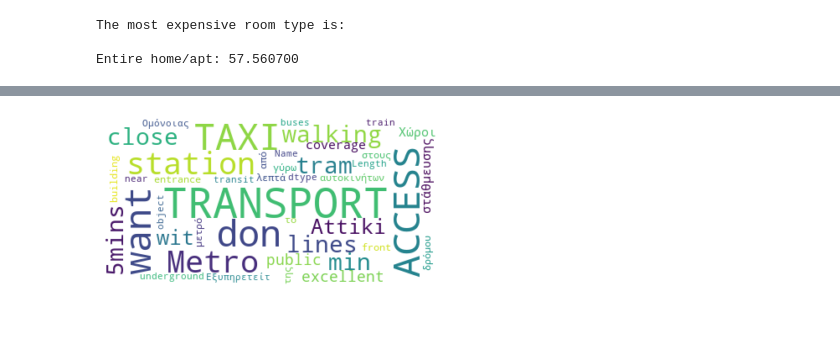
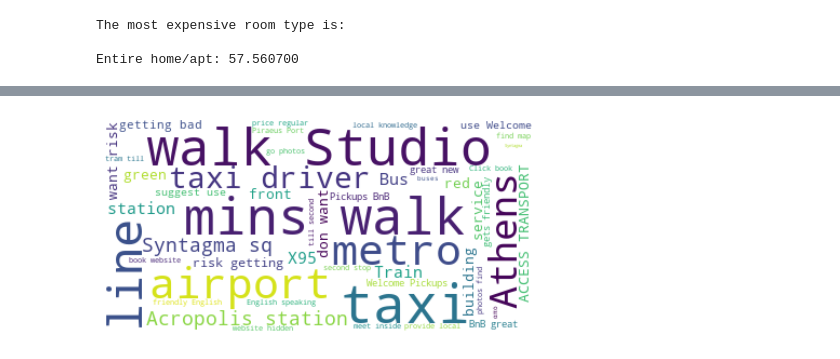
Before and after one commit to GiannisTzierakis/dataMining, a Jupyter notebook: PRJ1.ipynb, the cells around one changed output, grey strips where cells are left out. Saved outputs shown, nothing was run; the diff lists cells and outputs as text; code cells hidden in the pictures; blank space fills up the shorter version.

```diff
--- a/PRJ1.ipynb
+++ b/PRJ1.ipynb
@@ -258,12 +266,13 @@ display(map)
 # %%
 #Question 1.10
 # %%
-text = df['transit']
+text = df['transit'].values
 # Create and generate a word cloud image:
-wordcloud = WordCloud(max_font_size=50, max_words=100, background_color="white").generate(str(text))
+wordcloud = WordCloud(stopwords=STOPWORDS ,max_font_size=50, max_words=50, background_color="white").generate(str(text))
 # Display the generated image:
 plt.imshow(wordcloud, interpolation='bilinear')
 plt.axis("off")
+plt.tight_layout(pad=0)
 plt.show()
 # %% [output]
-[figure, old version]
+[figure, new version]
```
Also changed, not shown: parts of 12 cells of this notebook.
